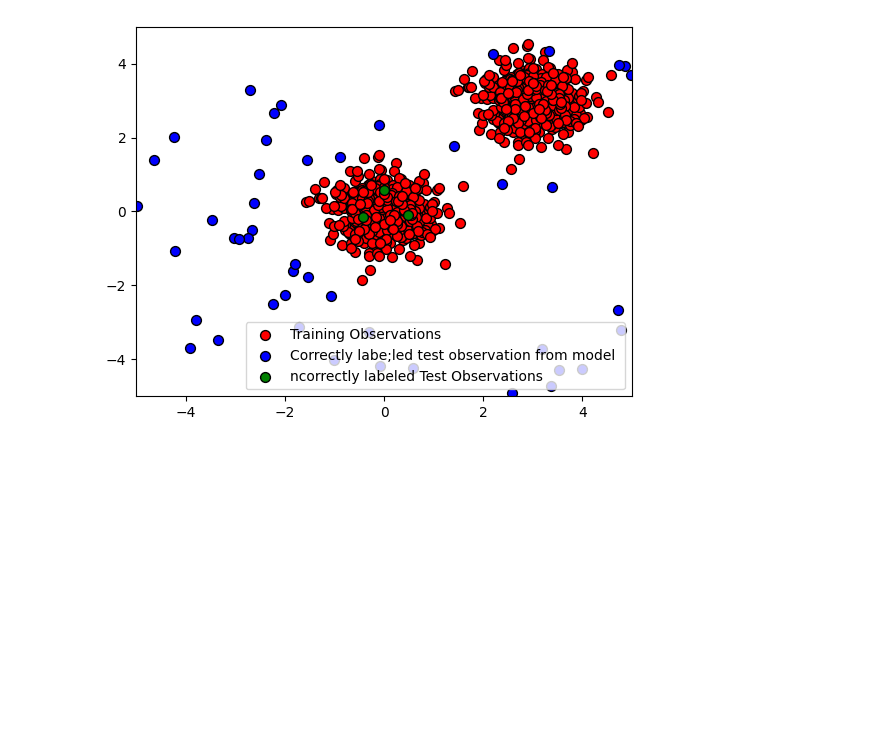
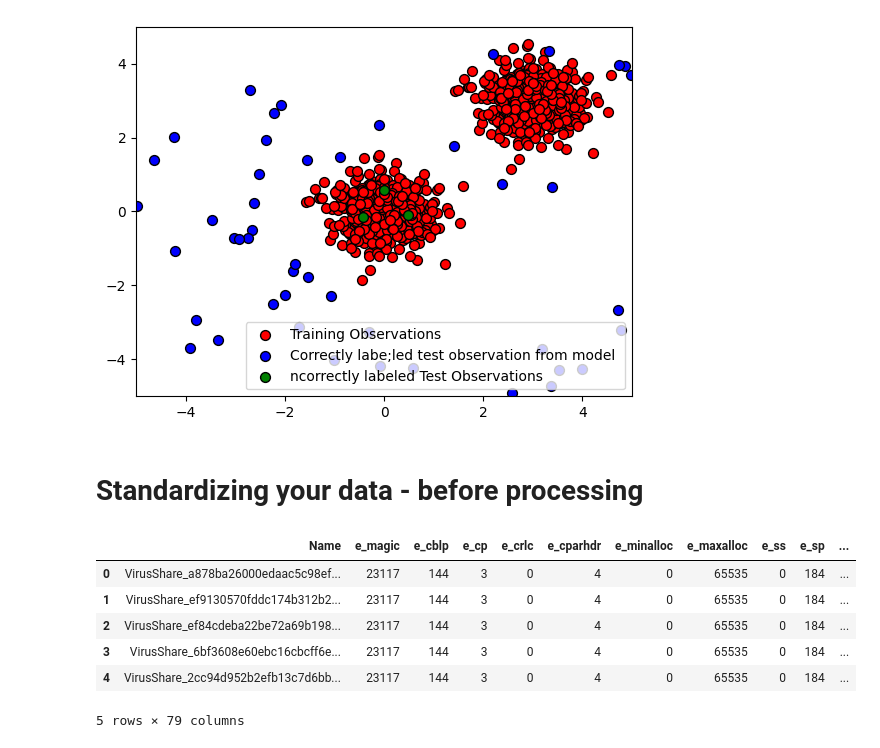
Before and after one commit to rpd3117/Cybersecurity-june24, a Jupyter notebook: Cybersecurity_june2024.ipynb, the cells around one changed output. Drawn from its saved outputs; the diff is of its cells as text; code cells hidden in the pictures; blank space fills up the shorter version.

```diff
--- a/Cybersecurity_june2024.ipynb
+++ b/Cybersecurity_june2024.ipynb
@@ -157,3 +157,19 @@ plt.legend([p1, p2, p3], ['Training Observations', 'Correctly labeled test obser
 plt.show()
 # %% [output]
 [figure]
+# %% [markdown]
+# Standardizing your data - before processing
+# %%
+import pandas as pd
+
+data = pd.read_csv("https://raw.githubusercontent.com/vishymails/Cybersecurity-june24/main/file_pe_headers.csv", sep=',')
+
+data.head()
+# %% [output]
+|  | Name | e_magic | e_cblp | e_cp | e_crlc | e_cparhdr | e_minalloc | e_maxalloc | e_ss | e_sp | ... |
+| 0 | VirusShare_a878ba26000edaac5c98ef... | 23117 | 144 | 3 | 0 | 4 | 0 | 65535 | 0 | 184 | ... |
+| 1 | VirusShare_ef9130570fddc174b312b2... | 23117 | 144 | 3 | 0 | 4 | 0 | 65535 | 0 | 184 | ... |
+| 2 | VirusShare_ef84cdeba22be72a69b198... | 23117 | 144 | 3 | 0 | 4 | 0 | 65535 | 0 | 184 | ... |
+| 3 | VirusShare_6bf3608e60ebc16cbcff6e... | 23117 | 144 | 3 | 0 | 4 | 0 | 65535 | 0 | 184 | ... |
+| 4 | VirusShare_2cc94d952b2efb13c7d6bb... | 23117 | 144 | 3 | 0 | 4 | 0 | 65535 | 0 | 184 | ... |
+5 rows × 79 columns
```
Also changed, not shown: parts of 7 cells of this notebook.
